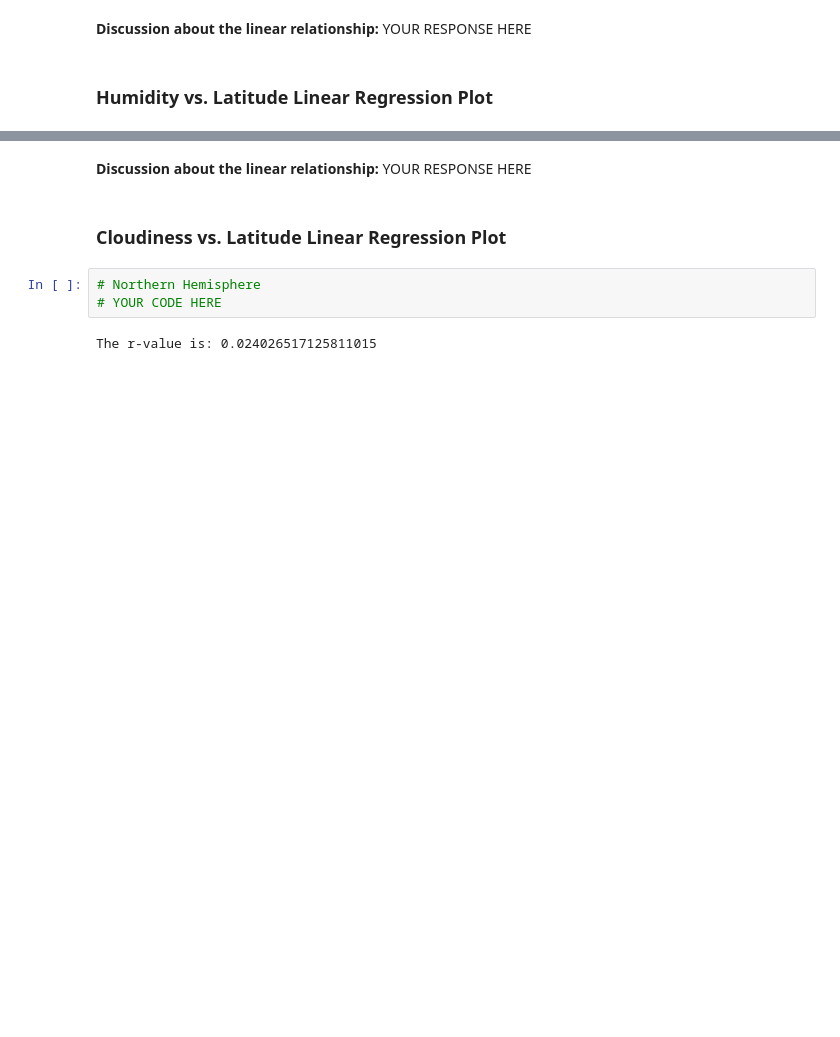
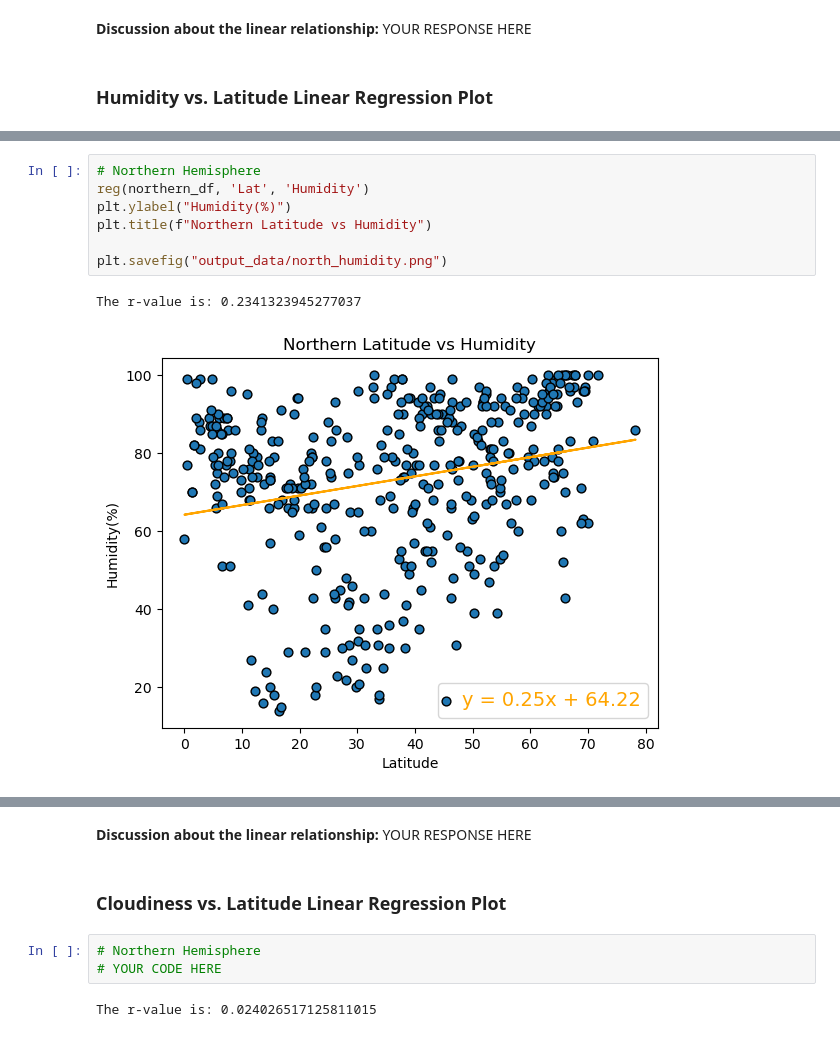
Before and after one commit to siobyrne/python-api-challenge, a Jupyter notebook: WeatherPy.ipynb, the cells around one changed output, grey strips where cells are left out. Saved outputs shown, nothing was run; the diff lists cells and outputs as text; blank space fills up the shorter version.

Commit message:
Add humidity linear regression

```diff
--- a/WeatherPy.ipynb
+++ b/WeatherPy.ipynb
@@ -342,0 +335,10 @@ The r-value is: 0.0002808747046324607
+# %%
+# Northern Hemisphere
+reg(northern_df, 'Lat', 'Humidity')
+plt.ylabel("Humidity(%)")
+plt.title(f"Northern Latitude vs Humidity")
+
+plt.savefig("output_data/north_humidity.png")
+# %% [output]
+The r-value is: 0.2341323945277037
+[figure, added]
```
Also changed, not shown: parts of 5 cells of this notebook, 2 other files.
